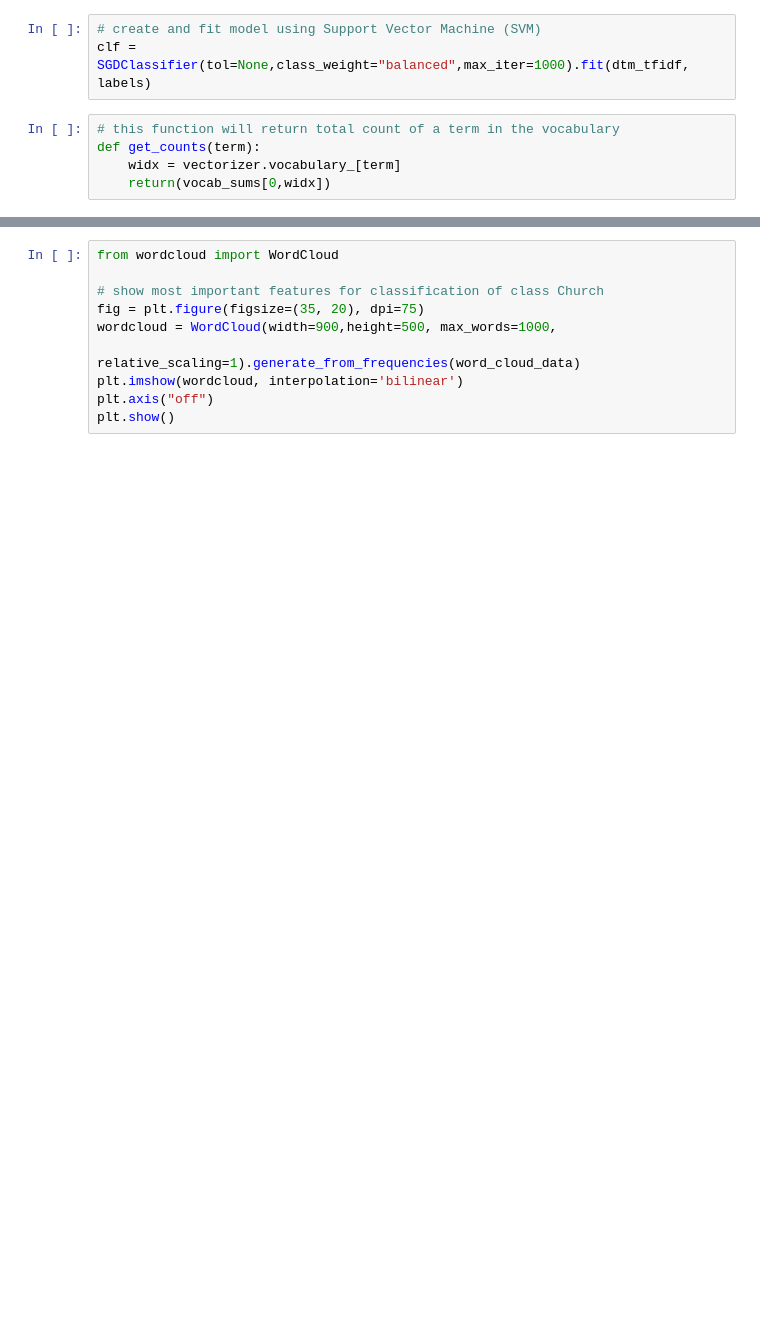
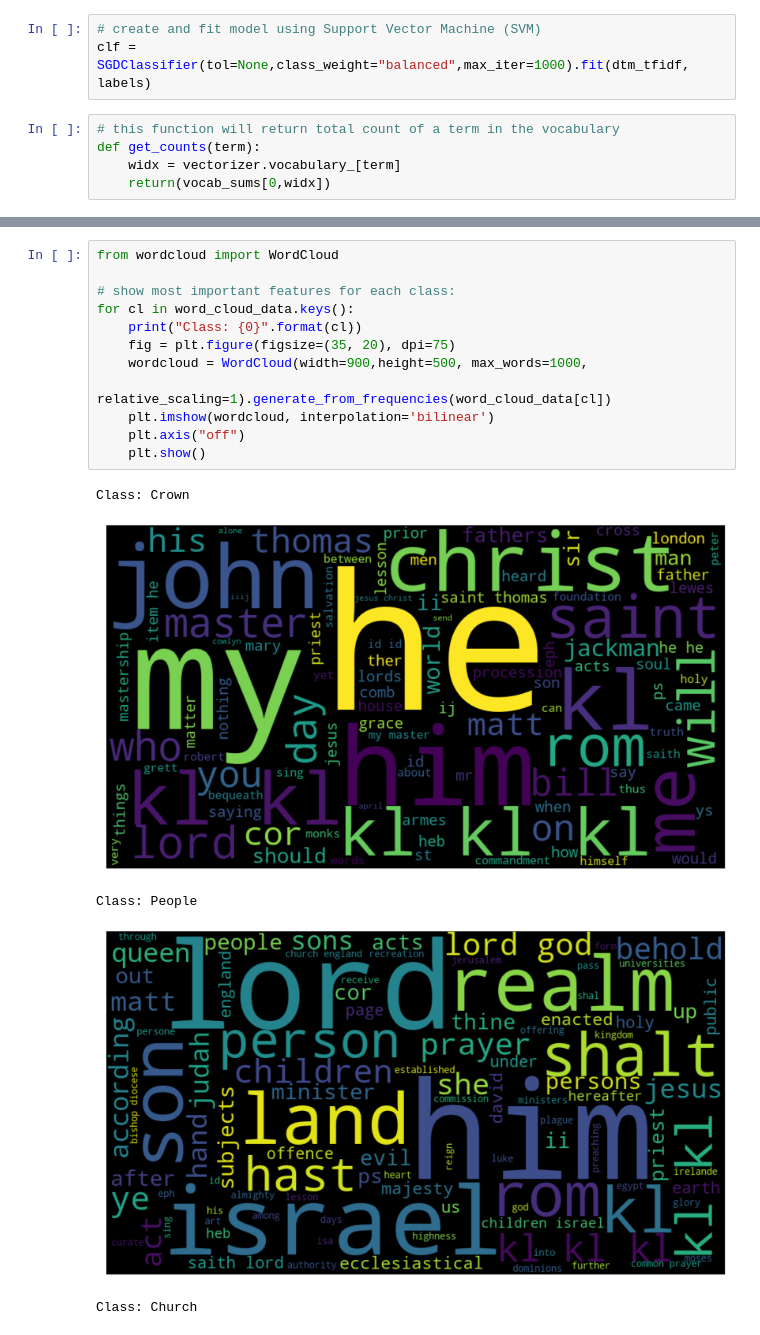
Before and after one commit to catherinedparnell/Cultural-Analytics-IS, a Jupyter notebook: notebooks/extract-most-import-features-svm.ipynb, the cells around one changed output, grey strips where cells are left out. Cells and saved outputs as stored; diff of their text form; blank space fills up the shorter version.

```diff
--- a/notebooks/extract-most-import-features-svm.ipynb
+++ b/notebooks/extract-most-import-features-svm.ipynb
@@ -148,10 +204,18 @@ plt.show()
 # %%
 from wordcloud import WordCloud
 
-# show most important features for classification of class Church
-fig = plt.figure(figsize=(35, 20), dpi=75)
-wordcloud = WordCloud(width=900,height=500, max_words=1000,
-                      relative_scaling=1).generate_from_frequencies(word_cloud_data)
-plt.imshow(wordcloud, interpolation='bilinear')
-plt.axis("off")
-plt.show()
+# show most important features for each class:
+for cl in word_cloud_data.keys():
+    print("Class: {0}".format(cl))
+    fig = plt.figure(figsize=(35, 20), dpi=75)
+    wordcloud = WordCloud(width=900,height=500, max_words=1000,
+                      relative_scaling=1).generate_from_frequencies(word_cloud_data[cl])
+    plt.imshow(wordcloud, interpolation='bilinear')
+    plt.axis("off")
+    plt.show()
+# %% [output]
+Class: Crown
+[figure, added]
+Class: People
+[figure, added]
+Class: Church
```
Also changed, not shown: parts of 9 cells of this notebook.
